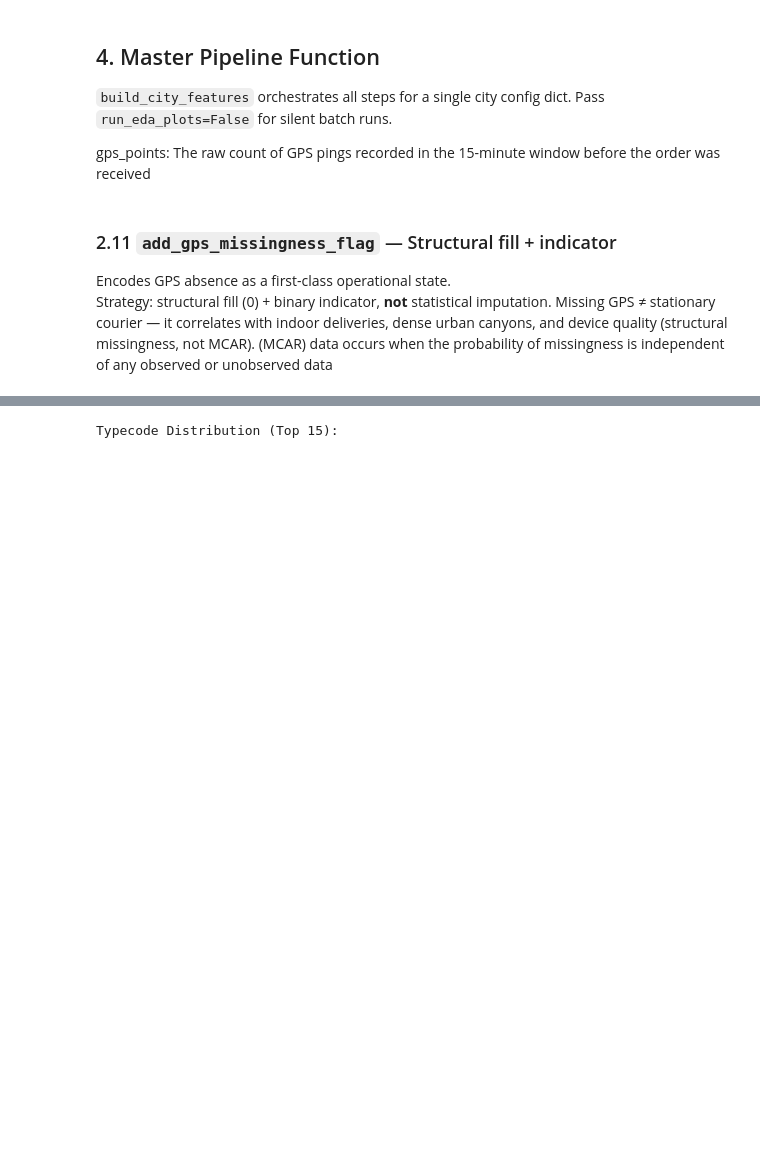
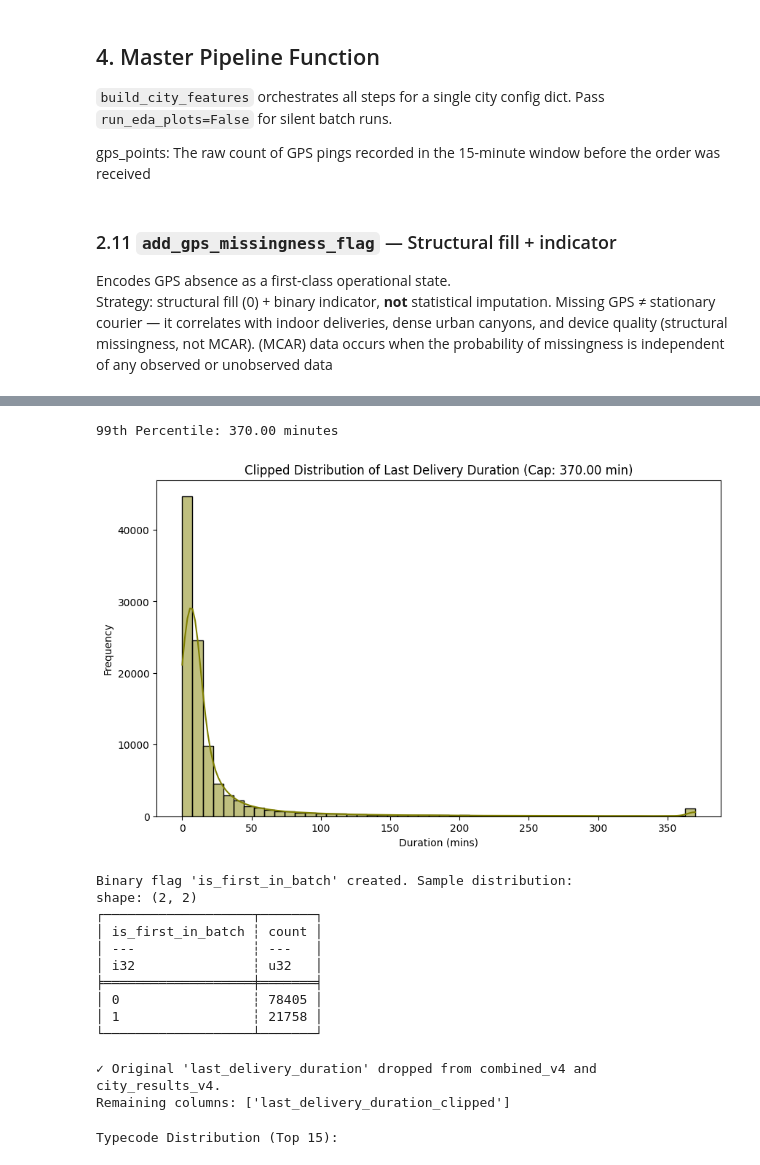
Before and after one commit to aymuos/endgame, a Jupyter notebook: 00_master_feature_creator.ipynb, the cells around one changed output, grey strips where cells are left out. Drawn from its saved outputs; the diff is of its cells as text; code cells hidden in the pictures; blank space fills up the shorter version.

```diff
--- a/00_master_feature_creator.ipynb
+++ b/00_master_feature_creator.ipynb
@@ -931,3 +990,65 @@ def add_batch_features(delivery: pl.DataFrame) -> pl.DataFrame:
+# %%
+import numpy as np
+import polars as pl
+
+# 1. Calculate the 99th percentile for clipping
+cap_99 = combined_v4['last_delivery_duration'].quantile(0.99)
+print(f'99th Percentile: {cap_99:.2f} minutes')
+
+# 2. Apply clipping and create the binary flag for first-in-batch deliveries
+combined_v4 = combined_v4.with_columns([
+    pl.col('last_delivery_duration').clip(upper_bound=cap_99).alias('last_delivery_duration_clipped'),
+    pl.when(pl.col('last_delivery_duration') == 0.0).then(1).otherwise(0).alias('is_first_in_batch')
+])
+
+# 3. Update the individual city results in the dictionary to maintain consistency
+for city in city_results_v4:
+    city_results_v4[city] = city_results_v4[city].with_columns([
+        pl.col('last_delivery_duration').clip(upper_bound=cap_99).alias('last_delivery_duration_clipped'),
+        pl.when(pl.col('last_delivery_duration') == 0.0).then(1).otherwise(0).alias('is_first_in_batch')
+    ])
+
+# Visualize the clipped distribution
+import matplotlib.pyplot as plt
+import seaborn as sns
+plt.figure(figsize=(10, 6))
+sns.histplot(combined_v4['last_delivery_duration_clipped'].to_numpy(), bins=50, kde=True, color='olive')
+plt.title(f'Clipped Distribution of Last Delivery Duration (Cap: {cap_99:.2f} min)')
+plt.xlabel('Duration (mins)')
+plt.ylabel('Frequency')
+plt.show()
+
+print(f"Binary flag 'is_first_in_batch' created. Sample distribution:")
+print(combined_v4['is_first_in_batch'].value_counts())
+# %% [output]
+99th Percentile: 370.00 minutes
+[figure, added]
+Binary flag 'is_first_in_batch' created. Sample distribution:
+shape: (2, 2)
+┌───────────────────┬───────┐
+│ is_first_in_batch ┆ count │
+│ ---               ┆ ---   │
+│ i32               ┆ u32   │
+╞═══════════════════╪═══════╡
+│ 0                 ┆ 78405 │
+│ 1                 ┆ 21758 │
+└───────────────────┴───────┘
+# %%
+import polars as pl
+
+# Drop the raw 'last_delivery_duration' column to avoid multicollinearity
+combined_v4 = combined_v4.drop('last_delivery_duration')
+
+# Also update the city-specific results dictionary
+for city in city_results_v4:
+    if 'last_delivery_duration' in city_results_v4[city].columns:
+        city_results_v4[city] = city_results_v4[city].drop('last_delivery_duration')
+
+print("✓ Original 'last_delivery_duration' dropped from combined_v4 and city_results_v4.")
+print(f"Remaining columns: {[c for c in combined_v4.columns if 'last_delivery' in c]}")
+# %% [output]
+✓ Original 'last_delivery_duration' dropped from combined_v4 and city_results_v4.
+Remaining columns: ['last_delivery_duration_clipped']
 # %%
 # Movement details - gps
 
```
Also changed, not shown: parts of 9 cells of this notebook.
